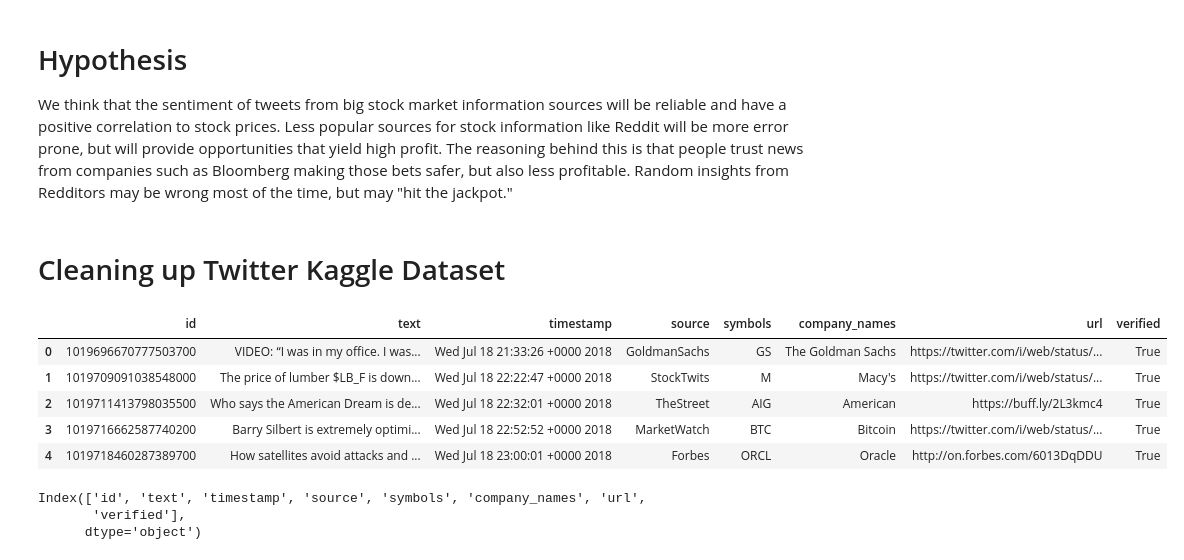
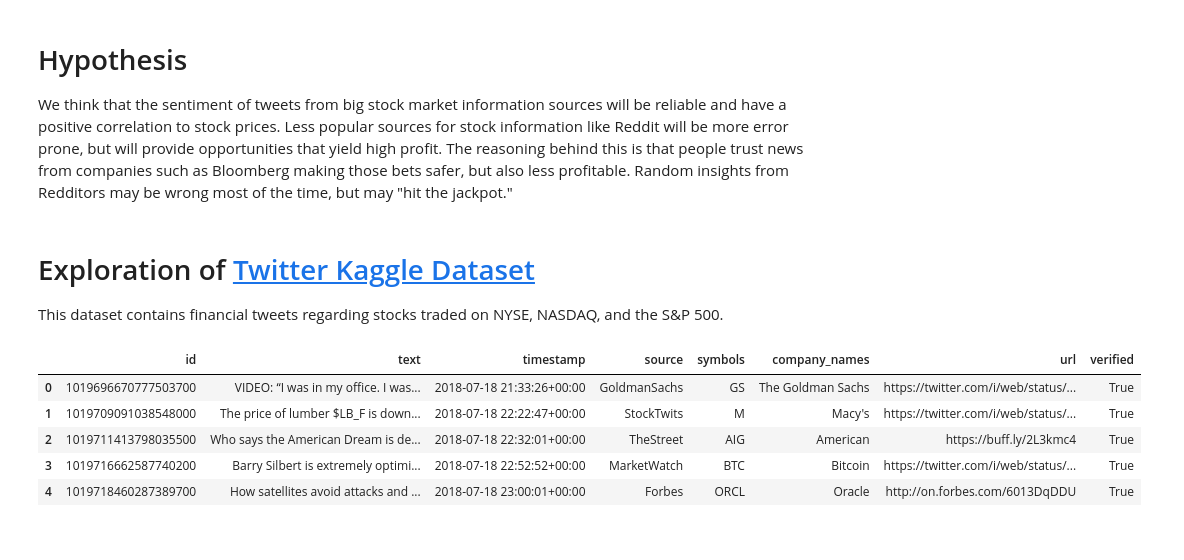
Before and after one commit to gilaniasher/sentiment-driven-market-analysis, a Jupyter notebook: results.ipynb, the cells around one changed output. Cells and saved outputs as stored; diff of their text form; code cells hidden in the pictures.

Commit message:
Started exploring Kaggle Datasets

```diff
--- a/results.ipynb
+++ b/results.ipynb
@@ -15,2 +12,0 @@ import pandas as pd
-# %% [markdown]
-# Cleaning up Twitter Kaggle Dataset
@@ -17,17 +19,14 @@ import pandas as pd
+# %% [markdown]
+# Exploration of [Twitter Kaggle Dataset](https://www.kaggle.com/davidwallach/financial-tweets)
+This dataset contains financial tweets regarding stocks traded on NYSE, NASDAQ, and the S&P 500.
 # %%
 skiprows = [730, 2835, 3057, 3112, 3193, 3204, 3254, 3519, 4077, 4086, 4087, 4498]
-stock_df = pd.read_csv('./datasets/stockerbot-export.csv', skiprows=skiprows)
-stock_df.head()
+tweet_df = pd.read_csv('./datasets/stockerbot-export.csv', skiprows=skiprows, parse_dates=['timestamp'])
+tweet_df.head()
 # %% [output]
 |  | id | text | timestamp | source | symbols | company_names | url | verified |
-| 0 | 1019696670777503700 | VIDEO: “I was in my office. I was... | Wed Jul 18 21:33:26 +0000 2018 | GoldmanSachs | GS | The Goldman Sachs | https://twitter.com/i/web/status/... | True |
-| 1 | 1019709091038548000 | The price of lumber $LB_F is down... | Wed Jul 18 22:22:47 +0000 2018 | StockTwits | M | Macy's | https://twitter.com/i/web/status/... | True |
-| 2 | 1019711413798035500 | Who says the American Dream is de... | Wed Jul 18 22:32:01 +0000 2018 | TheStreet | AIG | American | https://buff.ly/2L3kmc4 | True |
-| 3 | 1019716662587740200 | Barry Silbert is extremely optimi... | Wed Jul 18 22:52:52 +0000 2018 | MarketWatch | BTC | Bitcoin | https://twitter.com/i/web/status/... | True |
-| 4 | 1019718460287389700 | How satellites avoid attacks and ... | Wed Jul 18 23:00:01 +0000 2018 | Forbes | ORCL | Oracle | http://on.forbes.com/6013DqDDU | True |
+| 0 | 1019696670777503700 | VIDEO: “I was in my office. I was... | 2018-07-18 21:33:26+00:00 | GoldmanSachs | GS | The Goldman Sachs | https://twitter.com/i/web/status/... | True |
+| 1 | 1019709091038548000 | The price of lumber $LB_F is down... | 2018-07-18 22:22:47+00:00 | StockTwits | M | Macy's | https://twitter.com/i/web/status/... | True |
+| 2 | 1019711413798035500 | Who says the American Dream is de... | 2018-07-18 22:32:01+00:00 | TheStreet | AIG | American | https://buff.ly/2L3kmc4 | True |
+| 3 | 1019716662587740200 | Barry Silbert is extremely optimi... | 2018-07-18 22:52:52+00:00 | MarketWatch | BTC | Bitcoin | https://twitter.com/i/web/status/... | True |
+| 4 | 1019718460287389700 | How satellites avoid attacks and ... | 2018-07-18 23:00:01+00:00 | Forbes | ORCL | Oracle | http://on.forbes.com/6013DqDDU | True |
-# %%
-print(df.columns)
-# %% [output]
-Index(['id', 'text', 'timestamp', 'source', 'symbols', 'company_names', 'url',
-       'verified'],
-      dtype='object')
```
Also changed, not shown: parts of 10 cells of this notebook.
